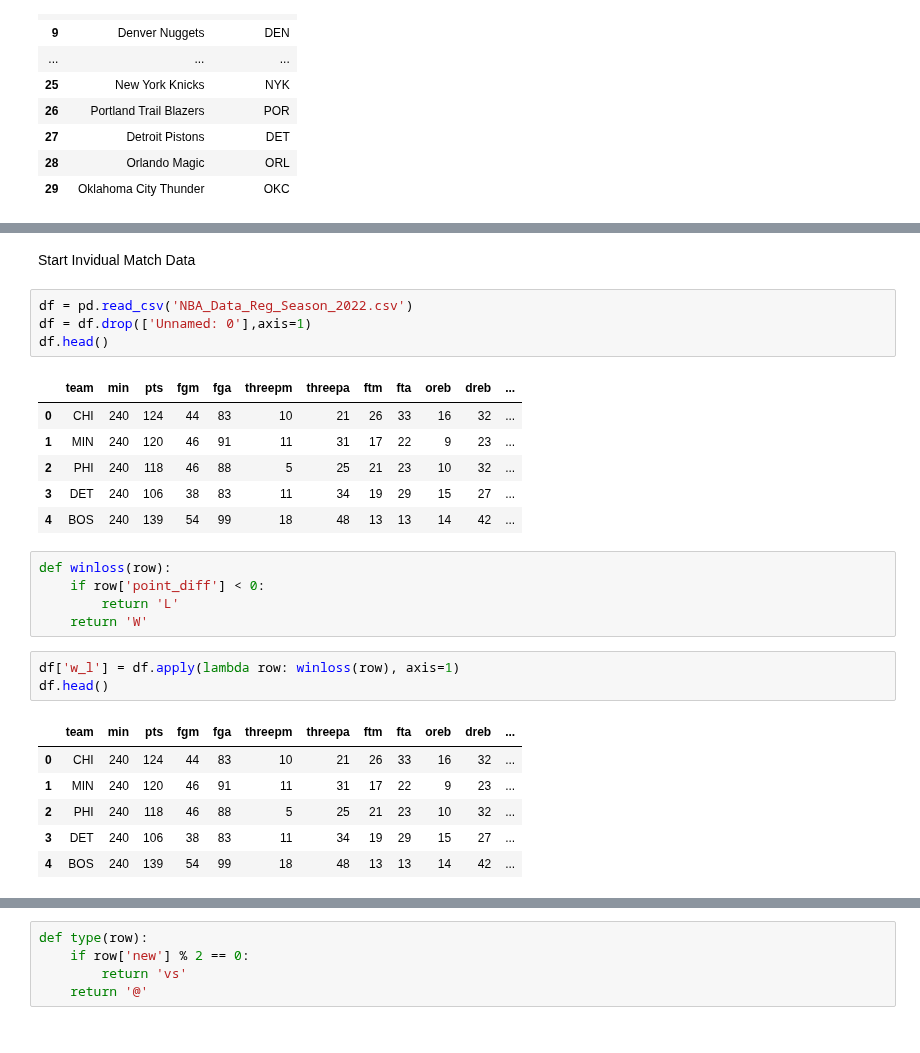
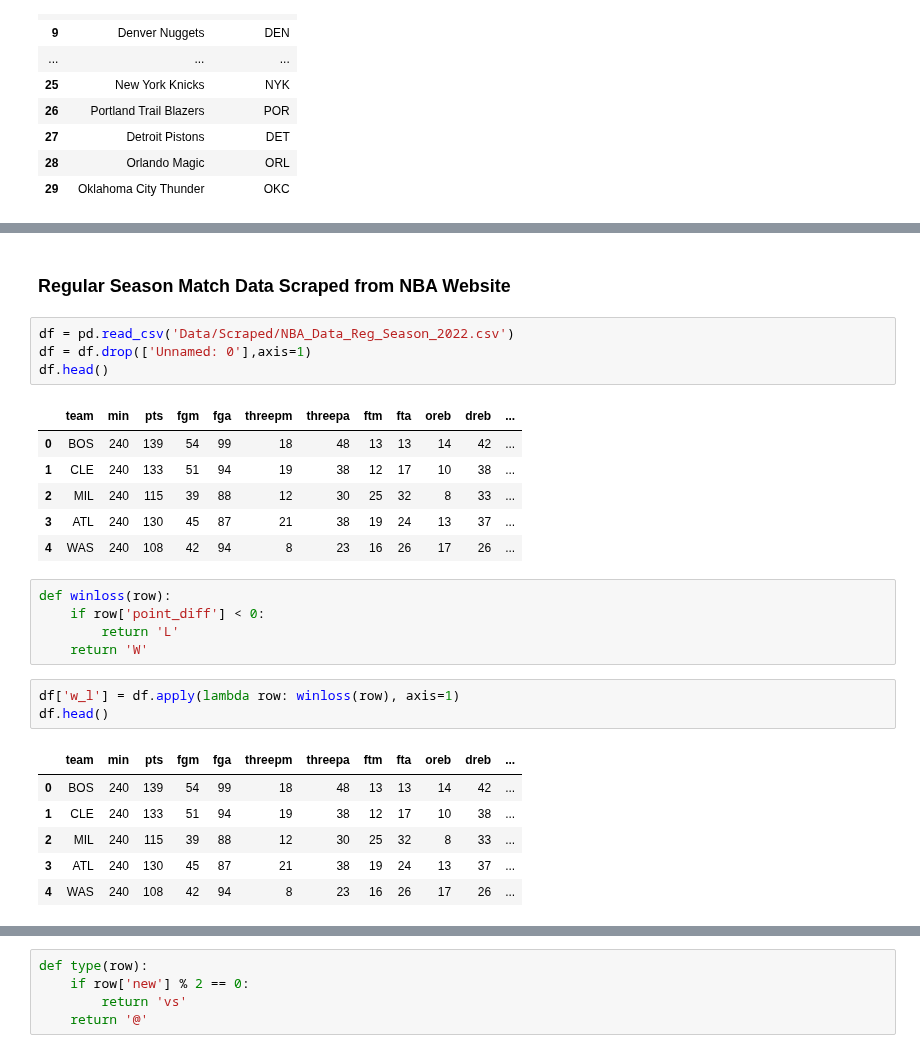
Before and after one commit to emeralddawns/NBA-Prediction-NN, a Jupyter notebook: nba_team_stats_cleaned.ipynb, the cells around one changed output, grey strips where cells are left out. Cells and saved outputs as stored; diff of their text form.

```diff
--- a/nba_team_stats_cleaned.ipynb
+++ b/nba_team_stats_cleaned.ipynb
@@ -273,16 +296,16 @@ pd.read_sql_query('select * from post_season_stats', con=engine).head()
-# %% [markdown]
-Start Invidual Match Data
+# %% [markdown]
+### Regular Season Match Data Scraped from NBA Website
 # %%
-df = pd.read_csv('NBA_Data_Reg_Season_2022.csv')
+df = pd.read_csv('Data/Scraped/NBA_Data_Reg_Season_2022.csv')
 df = df.drop(['Unnamed: 0'],axis=1)
 df.head()
 # %% [output]
 |  | team | min | pts | fgm | fga | threepm | threepa | ftm | fta | oreb | dreb | ... |
-| 0 | CHI | 240 | 124 | 44 | 83 | 10 | 21 | 26 | 33 | 16 | 32 | ... |
-| 1 | MIN | 240 | 120 | 46 | 91 | 11 | 31 | 17 | 22 | 9 | 23 | ... |
-| 2 | PHI | 240 | 118 | 46 | 88 | 5 | 25 | 21 | 23 | 10 | 32 | ... |
-| 3 | DET | 240 | 106 | 38 | 83 | 11 | 34 | 19 | 29 | 15 | 27 | ... |
-| 4 | BOS | 240 | 139 | 54 | 99 | 18 | 48 | 13 | 13 | 14 | 42 | ... |
+| 0 | BOS | 240 | 139 | 54 | 99 | 18 | 48 | 13 | 13 | 14 | 42 | ... |
+| 1 | CLE | 240 | 133 | 51 | 94 | 19 | 38 | 12 | 17 | 10 | 38 | ... |
+| 2 | MIL | 240 | 115 | 39 | 88 | 12 | 30 | 25 | 32 | 8 | 33 | ... |
+| 3 | ATL | 240 | 130 | 45 | 87 | 21 | 38 | 19 | 24 | 13 | 37 | ... |
+| 4 | WAS | 240 | 108 | 42 | 94 | 8 | 23 | 16 | 26 | 17 | 26 | ... |
 # %%
 def winloss(row):
     if row['point_diff'] < 0:
@@ -293,11 +316,11 @@ df['w_l'] = df.apply(lambda row: winloss(row), axis=1)
 df.head()
 # %% [output]
 |  | team | min | pts | fgm | fga | threepm | threepa | ftm | fta | oreb | dreb | ... |
-| 0 | CHI | 240 | 124 | 44 | 83 | 10 | 21 | 26 | 33 | 16 | 32 | ... |
-| 1 | MIN | 240 | 120 | 46 | 91 | 11 | 31 | 17 | 22 | 9 | 23 | ... |
-| 2 | PHI | 240 | 118 | 46 | 88 | 5 | 25 | 21 | 23 | 10 | 32 | ... |
-| 3 | DET | 240 | 106 | 38 | 83 | 11 | 34 | 19 | 29 | 15 | 27 | ... |
-| 4 | BOS | 240 | 139 | 54 | 99 | 18 | 48 | 13 | 13 | 14 | 42 | ... |
+| 0 | BOS | 240 | 139 | 54 | 99 | 18 | 48 | 13 | 13 | 14 | 42 | ... |
+| 1 | CLE | 240 | 133 | 51 | 94 | 19 | 38 | 12 | 17 | 10 | 38 | ... |
+| 2 | MIL | 240 | 115 | 39 | 88 | 12 | 30 | 25 | 32 | 8 | 33 | ... |
+| 3 | ATL | 240 | 130 | 45 | 87 | 21 | 38 | 19 | 24 | 13 | 37 | ... |
+| 4 | WAS | 240 | 108 | 42 | 94 | 8 | 23 | 16 | 26 | 17 | 26 | ... |
 # %%
 column_to_reorder = df.pop('w_l')
 df.insert(1, 'w_l', column_to_reorder)
```
Also changed, not shown: parts of 30 cells of this notebook, 10 other files.
